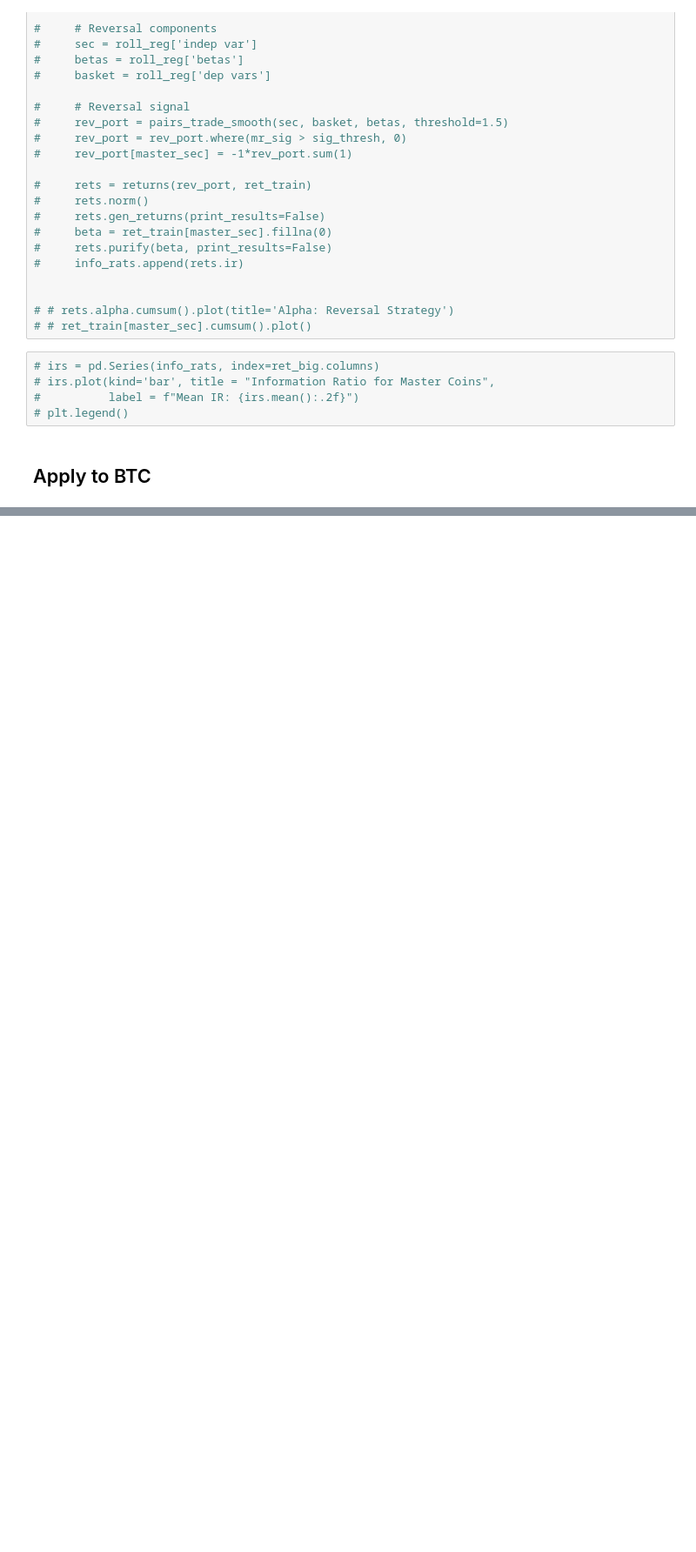
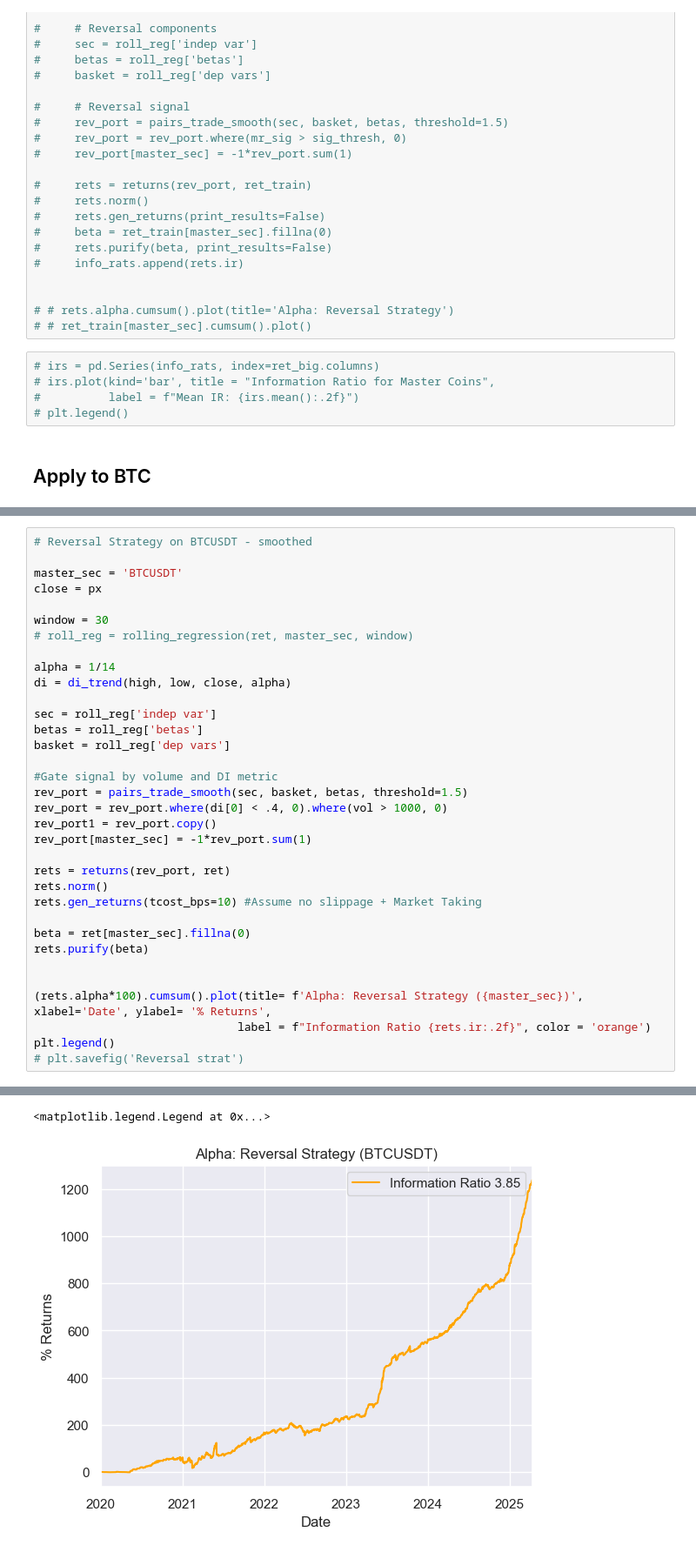
Before and after one commit to nathanteverett/portfolio, a Jupyter notebook: crypto_stat_arb/mom_and_rev_strats/Correlated Basket Pair Reversal in Crypto.ipynb, the cells around one changed output, grey strips where cells are left out. Shown at 87% size. Saved outputs shown, nothing was run; the diff lists cells and outputs as text; blank space fills up the shorter version.

```diff
--- a/crypto_stat_arb/mom_and_rev_strats/Correlated Basket Pair Reversal in Crypto.ipynb
+++ b/crypto_stat_arb/mom_and_rev_strats/Correlated Basket Pair Reversal in Crypto.ipynb
@@ -526,0 +529,35 @@ Info Ratio: 2.4535050011469375
+# %%
+# Reversal Strategy on BTCUSDT - smoothed
+
+master_sec = 'BTCUSDT'
+close = px
+
+window = 30
+# roll_reg = rolling_regression(ret, master_sec, window)
+
+alpha = 1/14
+di = di_trend(high, low, close, alpha)
+
+sec = roll_reg['indep var']
+betas = roll_reg['betas']
+basket = roll_reg['dep vars']
+
+#Gate signal by volume and DI metric
+rev_port = pairs_trade_smooth(sec, basket, betas, threshold=1.5)
+rev_port = rev_port.where(di[0] < .4, 0).where(vol > 1000, 0)
+rev_port1 = rev_port.copy()
+rev_port[master_sec] = -1*rev_port.sum(1)
+
+rets = returns(rev_port, ret)
+rets.norm()
+rets.gen_returns(tcost_bps=10) #Assume no slippage + Market Taking
+
+beta = ret[master_sec].fillna(0)
+rets.purify(beta)
+
+
+(rets.alpha*100).cumsum().plot(title= f'Alpha: Reversal Strategy ({master_sec})', xlabel='Date', ylabel= '% Returns',
+                              label = f"Information Ratio {rets.ir:.2f}", color = 'orange')
+plt.legend()
+# plt.savefig('Reversal strat')
+# %% [output]
@@ -526,0 +579,2 @@ Info Ratio: 2.4535050011469375
+<matplotlib.legend.Legend at 0x...>
+[figure, added]
```
Also changed, not shown: parts of 8 cells of this notebook, 1 other file.
